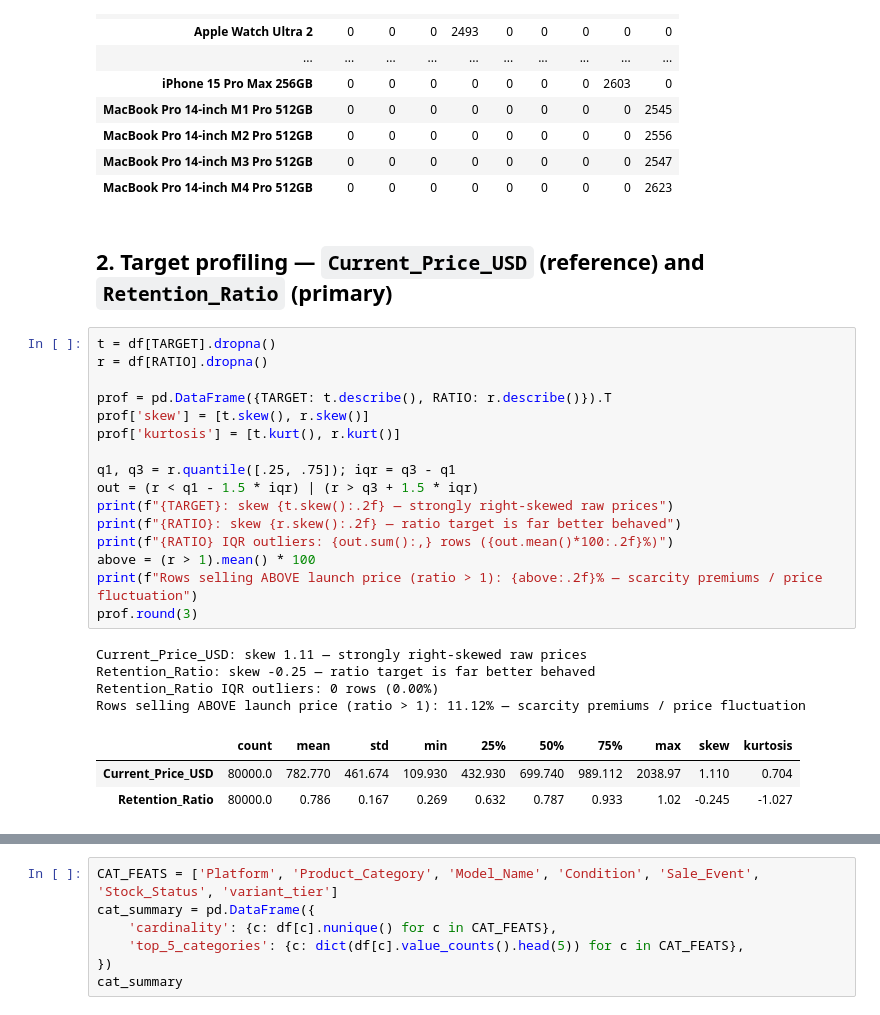
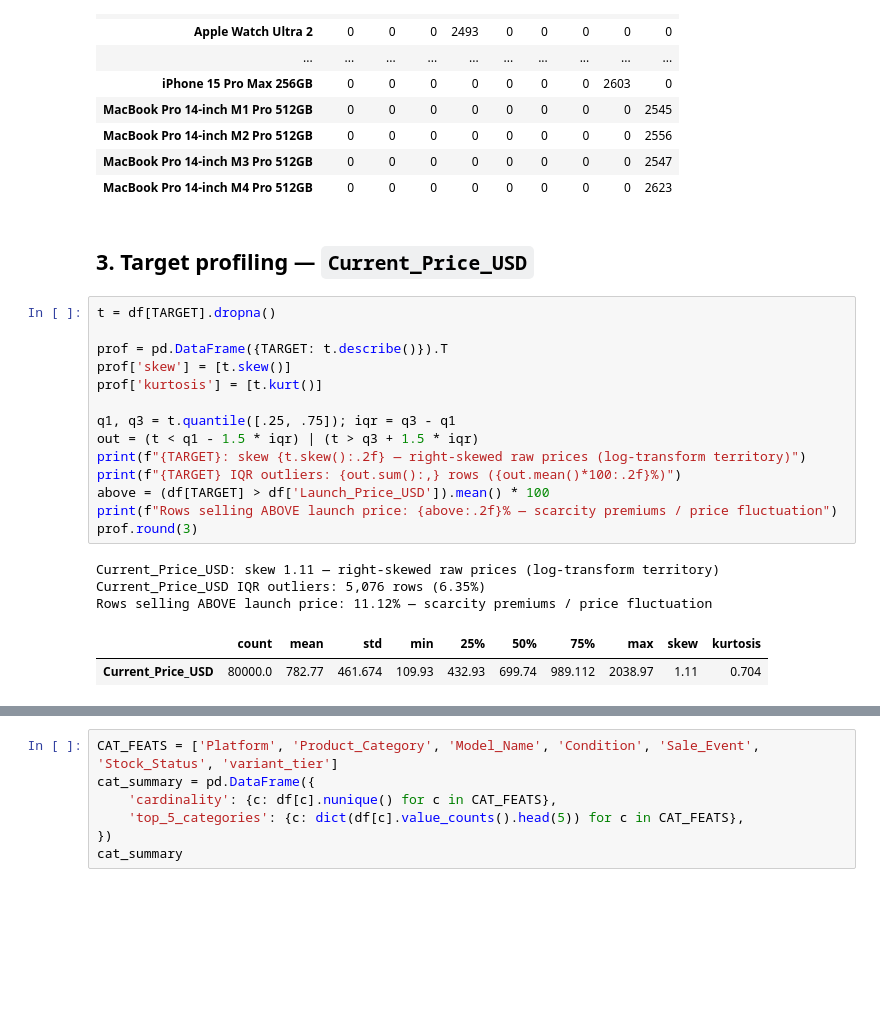
Before and after one commit to fuyaoqiuuu/DS---Apple-Product-Pricings, a Jupyter notebook: Apple_Pricing_EDA.ipynb, the cells around one changed output, grey strips where cells are left out. Saved outputs shown, nothing was run; the diff lists cells and outputs as text; blank space fills up the shorter version.

```diff
--- a/Apple_Pricing_EDA.ipynb
+++ b/Apple_Pricing_EDA.ipynb
@@ -243,31 +323,27 @@ launch_price_pivot
 | MacBook Pro 14-inch M3 Pro 512GB | 0 | 0 | 0 | 0 | 0 | 0 | 0 | 0 | 2547 |
 | MacBook Pro 14-inch M4 Pro 512GB | 0 | 0 | 0 | 0 | 0 | 0 | 0 | 0 | 2623 |
 # %% [markdown]
-## 2. Target profiling — `Current_Price_USD` (reference) and `Retention_Ratio` (primary)
+## 3. Target profiling — `Current_Price_USD`
 # %%
 t = df[TARGET].dropna()
-r = df[RATIO].dropna()
 
-prof = pd.DataFrame({TARGET: t.describe(), RATIO: r.describe()}).T
-prof['skew'] = [t.skew(), r.skew()]
-prof['kurtosis'] = [t.kurt(), r.kurt()]
+prof = pd.DataFrame({TARGET: t.describe()}).T
+prof['skew'] = [t.skew()]
+prof['kurtosis'] = [t.kurt()]
 
-q1, q3 = r.quantile([.25, .75]); iqr = q3 - q1
-out = (r < q1 - 1.5 * iqr) | (r > q3 + 1.5 * iqr)
-print(f"{TARGET}: skew {t.skew():.2f} — strongly right-skewed raw prices")
-print(f"{RATIO}: skew {r.skew():.2f} — ratio target is far better behaved")
-print(f"{RATIO} IQR outliers: {out.sum():,} rows ({out.mean()*100:.2f}%)")
-above = (r > 1).mean() * 100
-print(f"Rows selling ABOVE launch price (ratio > 1): {above:.2f}% — scarcity premiums / price fluctuation")
+q1, q3 = t.quantile([.25, .75]); iqr = q3 - q1
+out = (t < q1 - 1.5 * iqr) | (t > q3 + 1.5 * iqr)
+print(f"{TARGET}: skew {t.skew():.2f} — right-skewed raw prices (log-transform territory)")
+print(f"{TARGET} IQR outliers: {out.sum():,} rows ({out.mean()*100:.2f}%)")
+above = (df[TARGET] > df['Launch_Price_USD']).mean() * 100
+print(f"Rows selling ABOVE launch price: {above:.2f}% — scarcity premiums / price fluctuation")
 prof.round(3)
 # %% [output]
-Current_Price_USD: skew 1.11 — strongly right-skewed raw prices
-Retention_Ratio: skew -0.25 — ratio target is far better behaved
-Retention_Ratio IQR outliers: 0 rows (0.00%)
-Rows selling ABOVE launch price (ratio > 1): 11.12% — scarcity premiums / price fluctuation
+Current_Price_USD: skew 1.11 — right-skewed raw prices (log-transform territory)
+Current_Price_USD IQR outliers: 5,076 rows (6.35%)
+Rows selling ABOVE launch price: 11.12% — scarcity premiums / price fluctuation
 |  | count | mean | std | min | 25% | 50% | 75% | max | skew | kurtosis |
-| Current_Price_USD | 80000.0 | 782.770 | 461.674 | 109.930 | 432.930 | 699.740 | 989.112 | 2038.97 | 1.110 | 0.704 |
-| Retention_Ratio | 80000.0 | 0.786 | 0.167 | 0.269 | 0.632 | 0.787 | 0.933 | 1.02 | -0.245 | -1.027 |
+| Current_Price_USD | 80000.0 | 782.77 | 461.674 | 109.93 | 432.93 | 699.74 | 989.112 | 2038.97 | 1.11 | 0.704 |
 # %%
 fig, axes = plt.subplots(2, 2, figsize=(13, 8.5))
 
```
Also changed, not shown: parts of 28 cells of this notebook, 1 other file.
